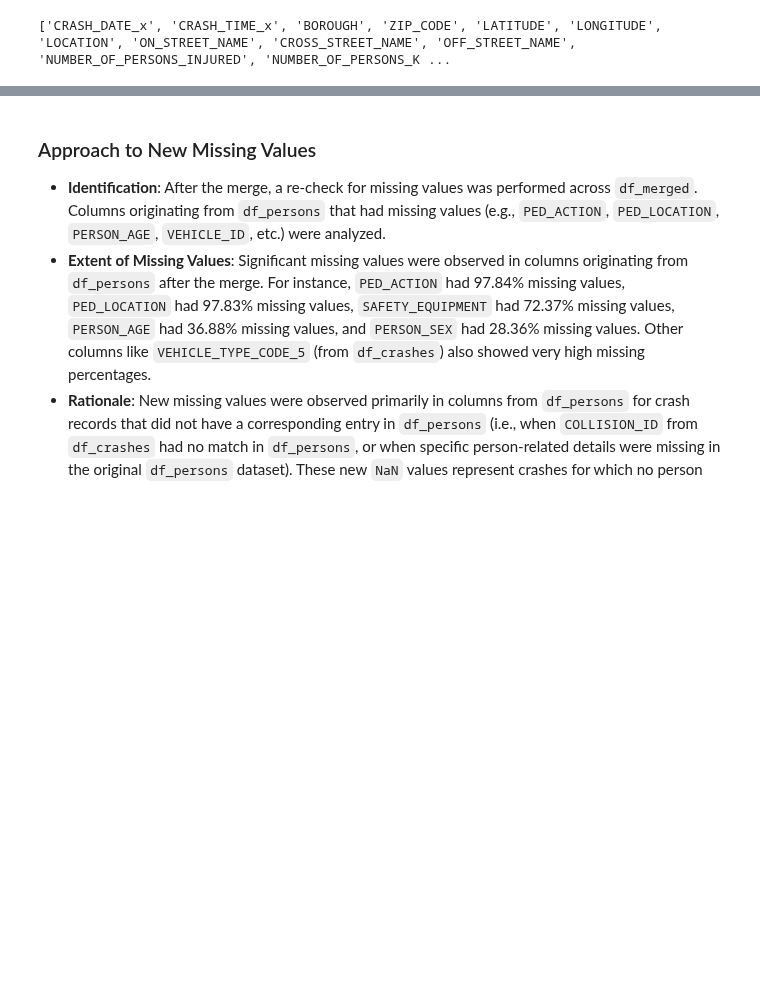
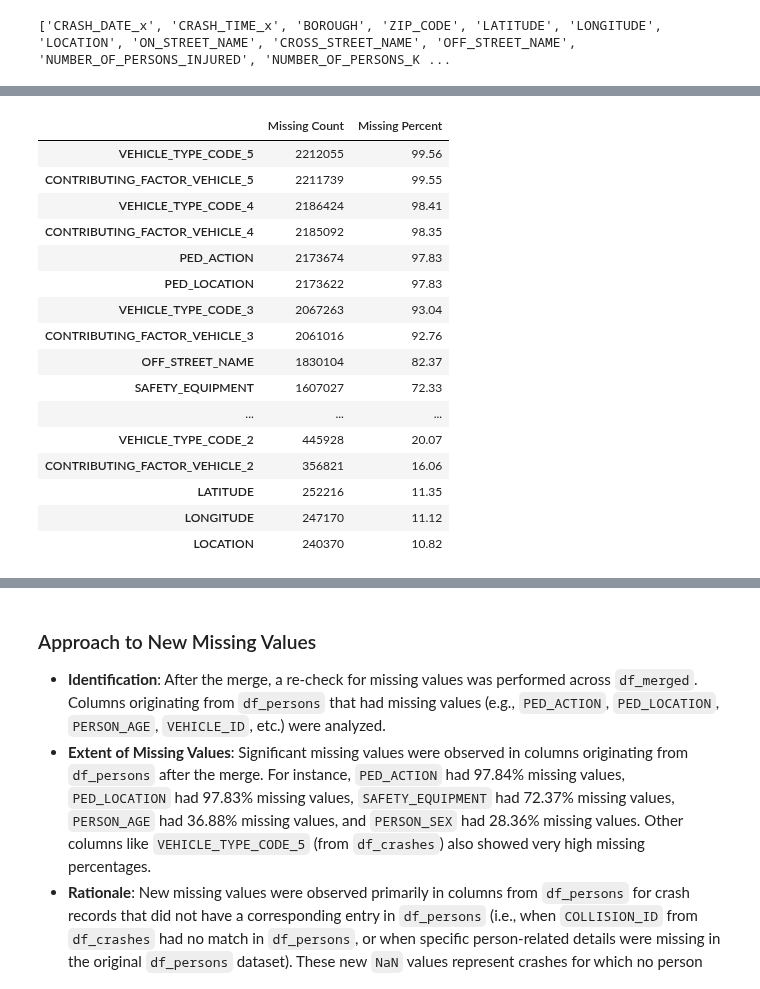
Before and after one commit to User-2rxeg/NYC-CrashLens, a Jupyter notebook: V1.ipynb, the cells around one changed output, grey strips where cells are left out. Saved outputs shown, nothing was run; the diff lists cells and outputs as text; code cells hidden in the pictures; blank space fills up the shorter version.

```diff
--- a/V1.ipynb
+++ b/V1.ipynb
@@ -359,20 +350,23 @@ else:
 
 for col in ['VEHICLE_TYPE_CODE_1', 'CONTRIBUTING_FACTOR_VEHICLE_1']:
     if col in df_crashes.columns:
-        mode_value = df_crashes[col].mode()[0]
-        df_crashes[col].fillna(mode_value, inplace=True)
+        # compute mode safely; if no mode available keep NaN
+        modes = df_crashes[col].mode()
+        mode_value = modes.iloc[0] if not modes.empty else pd.NA
+        df_crashes[col] = df_crashes[col].fillna(mode_value)
 
 
 for col in ['NUMBER_OF_PERSONS_INJURED', 'NUMBER_OF_PERSONS_KILLED']:
     if col in df_crashes.columns:
-        df_crashes[col].fillna(0, inplace=True)
+        df_crashes[col] = df_crashes[col].fillna(0)
 
 
 print("Missing values handled for df_crashes (mode imputation for specific categoricals, 0 imputation for counts).")
 
 # --- Handling Missing Values in df_persons ---
 
-df_persons.dropna(subset=['PERSON_ID'], inplace=True)
+# Use assignment instead of inplace to avoid chained-assignment issues
+df_persons = df_persons.dropna(subset=['PERSON_ID'])
 
 
 
@@ -590,0 +692,64 @@ else:
+# %%
+# --- Post-cleaning summary, save cleaned dataset and show remaining missing values ---
+print("\n--- Saving cleaned dataset and reporting remaining missing values ---")
+
+out_path = 'cleaned_merged_data.csv'
+df_merged.to_csv(out_path, index=False)
+print(f"Saved cleaned dataset to: {out_path} (rows={len(df_merged):,})")
+
+# Show remaining missing values (top 40)
+remaining_missing = df_merged.isna().sum()
+remaining_missing = remaining_missing[remaining_missing > 0].sort_values(ascending=False)
+if not remaining_missing.empty:
+    missing_pct = (remaining_missing / len(df_merged) * 100).round(2)
+    missing_df = pd.DataFrame({'Missing Count': remaining_missing, 'Missing Percent': missing_pct})
+    display(missing_df.head(40))
+else:
+    print('No missing values remain in df_merged.')
+
+# Quick sanity checks
+print('\nSample PERSON_INJURY value counts:')
+if 'PERSON_INJURY' in df_merged.columns:
+    display(df_merged['PERSON_INJURY'].value_counts().head(10))
+
+print('\nSample VEHICLE_TYPE_CODE_1 value counts:')
+if 'VEHICLE_TYPE_CODE_1' in df_merged.columns:
+    display(df_merged['VEHICLE_TYPE_CODE_1'].value_counts().head(20))
+
+# Expose cleaned DataFrame variable name for downstream cells
+df_merged_cleaned = df_merged
+
+# --- Global imputation: fill remaining NaNs for UI convenience (user requested A and B) ---
+# Note: this will replace missingness information; keep a copy of the pre-filled dataset above.
+df_filled = df_merged.copy()
+# Fill object/category columns with 'UNKNOWN'
+obj_cols = [c for c in df_filled.columns if str(df_filled[c].dtype).startswith('string') or str(df_filled[c].dtype).startswith('object') or str(df_filled[c].dtype).startswith('category')]
+for c in obj_cols:
+    try:
+        df_filled[c] = df_filled[c].fillna('UNKNOWN')
+    except Exception:
+        pass
+# Fill numeric cols with 0
+num_cols = [c for c in df_filled.columns if pd.api.types.is_numeric_dtype(df_filled[c])]
+for c in num_cols:
+    try:
+        df_filled[c] = pd.to_numeric(df_filled[c], errors='coerce').fillna(0)
+    except Exception:
+        pass
+# Save the filled dataset
+filled_out = 'cleaned_merged_data_filled.csv'
+df_filled.to_csv(filled_out, index=False)
+print(f"Saved globally-imputed dataset to: {filled_out} (rows={len(df_filled):,})")
+
+# Audit: report how many values were filled per column (pre vs post)
+pre_missing = df_merged.isna().sum()
+post_missing = df_filled.isna().sum()
+filled_counts = (pre_missing - post_missing).clip(lower=0)
+filled_counts = filled_counts[filled_counts > 0].sort_values(ascending=False)
+if not filled_counts.empty:
+    filled_pct = (filled_counts / len(df_filled) * 100).round(2)
+    filled_df = pd.DataFrame({'Filled Count': filled_counts, 'Filled Percent': filled_pct})
+    display(filled_df.head(60))
+else:
+    print('No values were filled (unexpected).')
+# %% [output]
@@ -590,0 +759,17 @@ else:
+|  | Missing Count | Missing Percent |
+| VEHICLE_TYPE_CODE_5 | 2212055 | 99.56 |
+| CONTRIBUTING_FACTOR_VEHICLE_5 | 2211739 | 99.55 |
+| VEHICLE_TYPE_CODE_4 | 2186424 | 98.41 |
+| CONTRIBUTING_FACTOR_VEHICLE_4 | 2185092 | 98.35 |
+| PED_ACTION | 2173674 | 97.83 |
+| PED_LOCATION | 2173622 | 97.83 |
+| VEHICLE_TYPE_CODE_3 | 2067263 | 93.04 |
+| CONTRIBUTING_FACTOR_VEHICLE_3 | 2061016 | 92.76 |
+| OFF_STREET_NAME | 1830104 | 82.37 |
+| SAFETY_EQUIPMENT | 1607027 | 72.33 |
+| ... | ... | ... |
+| VEHICLE_TYPE_CODE_2 | 445928 | 20.07 |
+| CONTRIBUTING_FACTOR_VEHICLE_2 | 356821 | 16.06 |
+| LATITUDE | 252216 | 11.35 |
+| LONGITUDE | 247170 | 11.12 |
+| LOCATION | 240370 | 10.82 |
```
Also changed, not shown: parts of 20 cells of this notebook.
